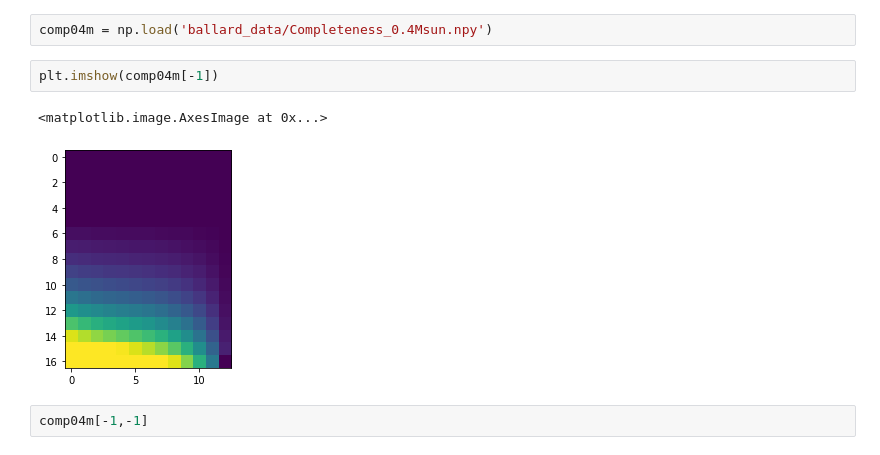
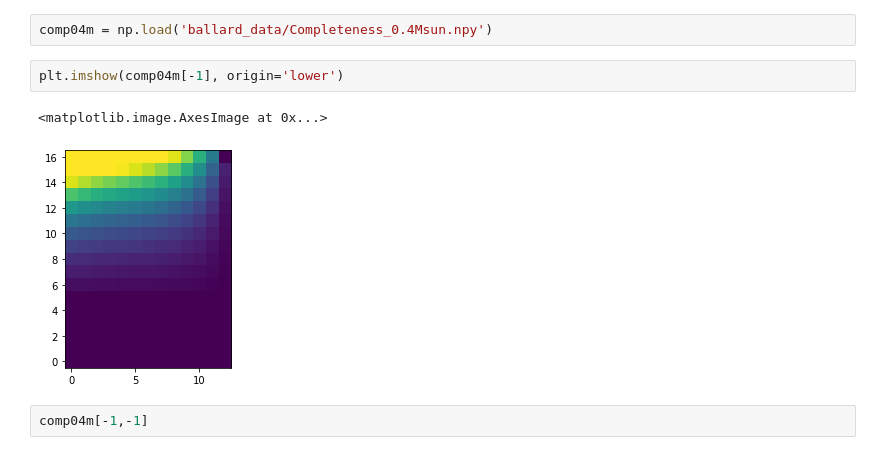
Before and after one commit to aditya-sengupta/tesscomp-prototyping, a Jupyter notebook: ballard_prototyping.ipynb, the cells around one changed output. Drawn from its saved outputs; the diff is of its cells as text.

```diff
--- a/ballard_prototyping.ipynb
+++ b/ballard_prototyping.ipynb
@@ -14,10 +14,10 @@ import corner
 # %%
 comp04m = np.load('ballard_data/Completeness_0.4Msun.npy')
 # %%
-plt.imshow(comp04m[-1])
+plt.imshow(comp04m[-1], origin='lower')
 # %% [output]
 <matplotlib.image.AxesImage at 0x...>
-[figure, old version]
+[figure, new version]
 # %%
 comp04m[-1,-1]
 # %% [output]
```
Also changed, not shown: parts of 3 cells of this notebook, 6 other files.
